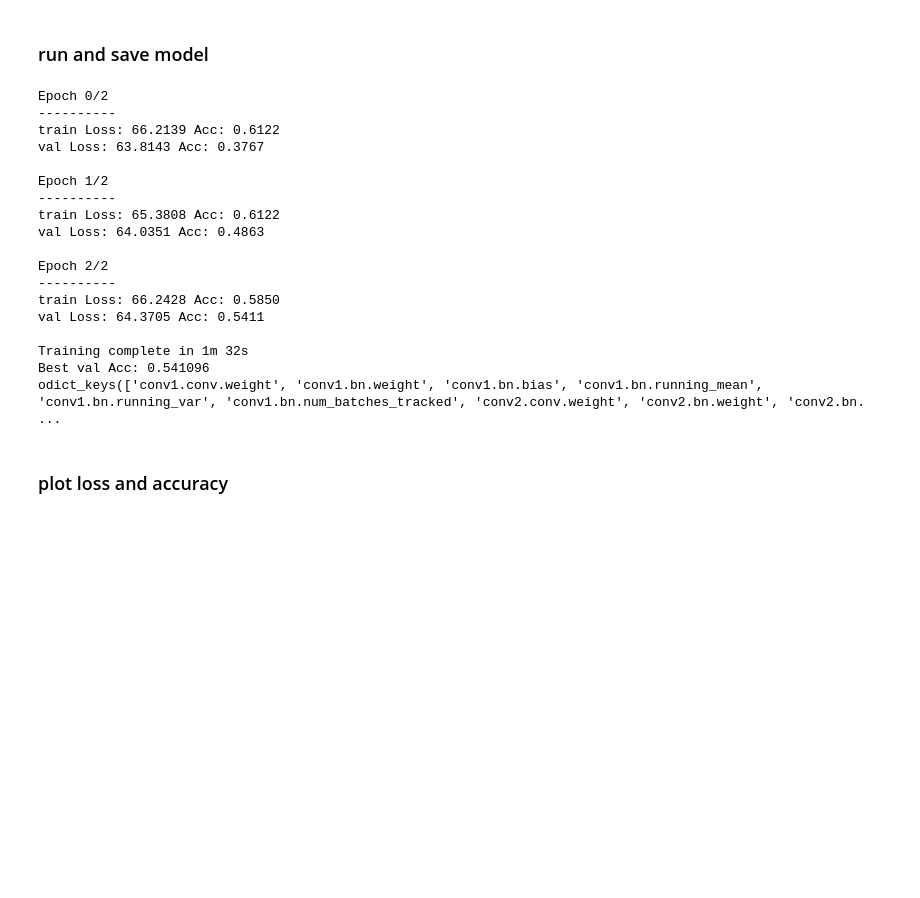
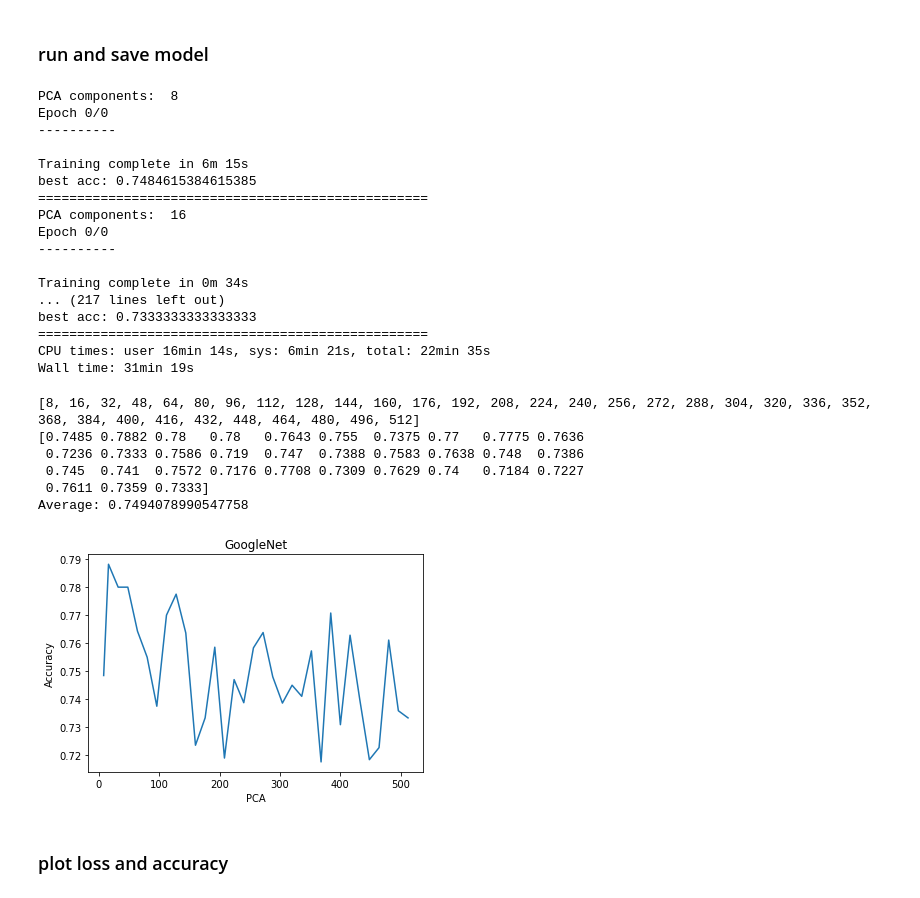
Before and after one commit to chhiilnos1996/ECE228_Machine_Learning_for_Physical_Application_Final, a Jupyter notebook: googlenet_SVM.ipynb, the cells around one changed output. Drawn from its saved outputs; the diff is of its cells as text; code cells hidden in the pictures; blank space fills up the shorter version.

```diff
--- a/googlenet_SVM.ipynb
+++ b/googlenet_SVM.ipynb
@@ -29,8 +40,8 @@ Torchvision Version:  0.6.0+cu101
 ## Import and Load Data
 # %%
 num_classes = 2
-batch_size = 32
-num_epochs = 3
+batch_size = 100
+num_epochs = 1
 feature_extract = True
 groups = 3
 vis_batch = 4
@@ -81,12 +95,12 @@ def initialize_model(num_classes, feature_extract, use_pretrained=True):
     # Initialize these variables which will be set in this if statement. Each of these
     #   variables is model specific.
     model_ft = models.googlenet(pretrained=True)
-    set_parameter_requires_grad(model_ft, feature_extract)
-    num_ftrs = model_ft.fc.in_features
-    print(num_ftrs)
+    #set_parameter_requires_grad(model_ft, feature_extract)
+    #num_ftrs = model_ft.fc.in_features
+    #print(num_ftrs)
     #model_ft.fc =SVM()
-    model_ft.fc=nn.Linear(num_ftrs, num_classes)
-    #model_ft = torch.nn.Sequential(*(list(model_ft.children())[:-3]))
+    #model_ft.fc=nn.Linear(num_ftrs, num_classes)
+    model_ft = torch.nn.Sequential(*(list(model_ft.children())[:-1]))
     #model_ft.fc=nn.AdaptiveAvgPool2d(output_size=2)
 
     input_size = 224
@@ -96,4 +110,4 @@ def initialize_model(num_classes, feature_extract, use_pretrained=True):
 model_ft, input_size = initialize_model(num_classes, feature_extract, use_pretrained=True)
 
 # Print the model we just instantiated
-print(model_ft)
+#print(model_ft)
@@ -222,32 +278,58 @@ class MyHingeLoss(torch.nn.Module):
 # %%
+%%time
 # Setup the loss fxn
 #criterion = nn.CrossEntropyLoss()
-criterion = MyHingeLoss()
+#criterion = MyHingeLoss()
 
 
 # Train and evaluate
-model_ft, hist, best_acc = train_model(model_ft, dataloaders_dict, criterion, optimizer_ft, num_epochs=num_epochs)
+t=[16+i for i in range(0,512,16)]
+comp_pca=[8]+t
+#comp_pca=[16]
+#comp_pca=[512,256,128,64,32,16,8]
+acc_pca=[]
+for n in comp_pca:
+    model_ft, hist, best_acc,t = train_model(model_ft, dataloaders_dict,batch_size, num_epochs=num_epochs,n_pca=n)
+    print('best acc:',best_acc)
+    acc_pca.append(best_acc)
+    print('=' * 50)
+
 #torch.save(model_ft.state_dict(), 'model_weight/googlenet_'+str(num_epochs))
-print(model_ft.state_dict().keys())
+#print(model_ft.state_dict().keys())
 # %% [output]
-Epoch 0/2
+PCA components:  8
+Epoch 0/0
 ----------
-train Loss: 66.2139 Acc: 0.6122
-val Loss: 63.8143 Acc: 0.3767
 
-Epoch 1/2
+Training complete in 6m 15s
+best acc: 0.7484615384615385
+==================================================
+PCA components:  16
+Epoch 0/0
 ----------
-train Loss: 65.3808 Acc: 0.6122
-val Loss: 64.0351 Acc: 0.4863
 
-Epoch 2/2
-----------
-train Loss: 66.2428 Acc: 0.5850
-val Loss: 64.3705 Acc: 0.5411
-
-Training complete in 1m 32s
-Best val Acc: 0.541096
-odict_keys(['conv1.conv.weight', 'conv1.bn.weight', 'conv1.bn.bias', 'conv1.bn.running_mean', 'conv1.bn.running_var', 'conv1.bn.num_batches_tracked', 'conv2.conv.weight', 'conv2.bn.weight', 'conv2.bn. ...
+Training complete in 0m 34s
+... (217 lines left out)
+best acc: 0.7333333333333333
+==================================================
+CPU times: user 16min 14s, sys: 6min 21s, total: 22min 35s
+Wall time: 31min 19s
+# %%
+print(comp_pca)
+print(np.round(acc_pca,4))
+plt.plot(comp_pca,acc_pca)
+plt.title('GoogleNet')
+plt.xlabel('PCA')
+plt.ylabel('Accuracy')
+print('Average:', sum(acc_pca)/len(acc_pca))
+# %% [output]
+[8, 16, 32, 48, 64, 80, 96, 112, 128, 144, 160, 176, 192, 208, 224, 240, 256, 272, 288, 304, 320, 336, 352, 368, 384, 400, 416, 432, 448, 464, 480, 496, 512]
+[0.7485 0.7882 0.78   0.78   0.7643 0.755  0.7375 0.77   0.7775 0.7636
+ 0.7236 0.7333 0.7586 0.719  0.747  0.7388 0.7583 0.7638 0.748  0.7386
+ 0.745  0.741  0.7572 0.7176 0.7708 0.7309 0.7629 0.74   0.7184 0.7227
+ 0.7611 0.7359 0.7333]
+Average: 0.7494078990547758
+[figure, added]
 # %% [markdown]
 ### plot loss and accuracy
 # %%
```
Also changed, not shown: parts of 9 cells of this notebook, 2 other files.
